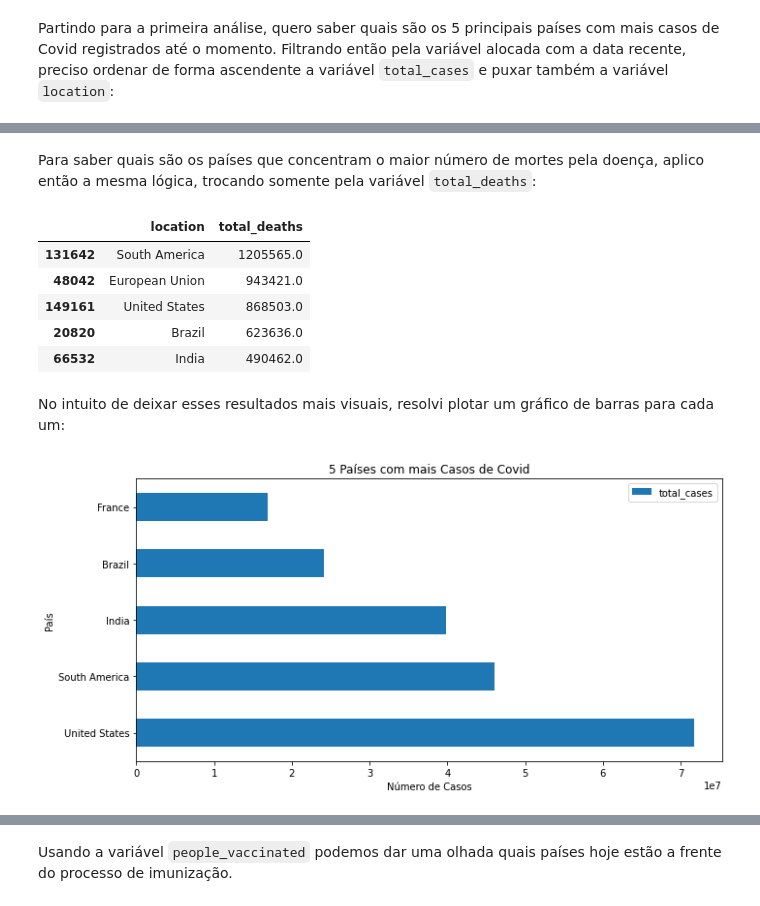
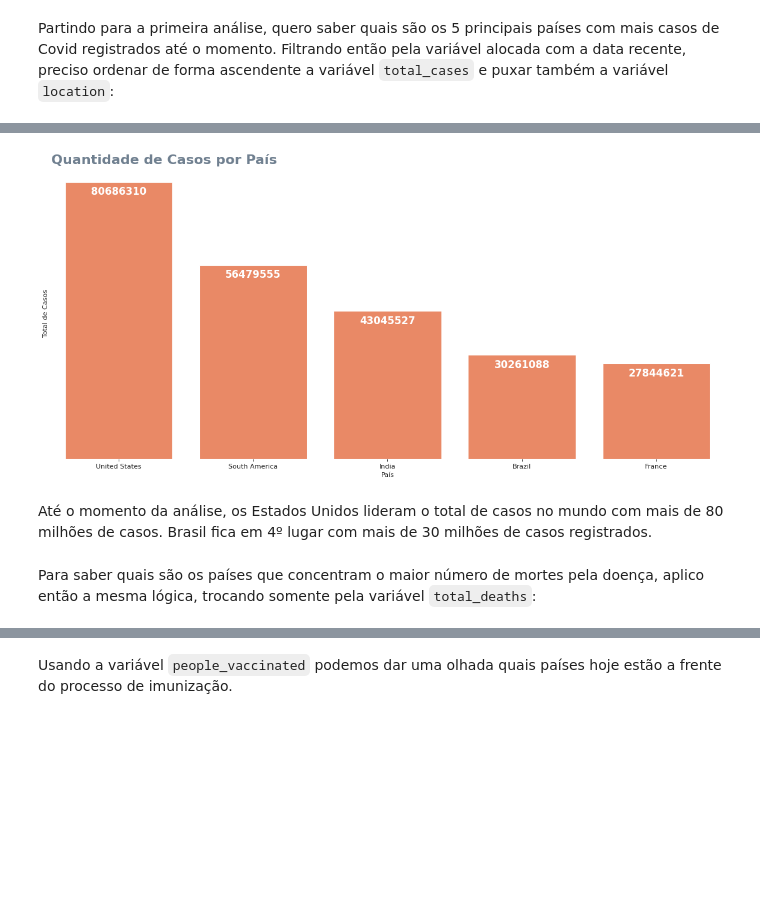
Before and after one commit to JefersonSMAlmeida/data_science, a Jupyter notebook: Panorama_do_COVID_19_no_Brasil_e_no_Mundo.ipynb, the cells around one changed output, grey strips where cells are left out. Drawn from its saved outputs; the diff is of its cells as text; code cells hidden in the pictures; blank space fills up the shorter version.

```diff
--- a/Panorama_do_COVID_19_no_Brasil_e_no_Mundo.ipynb
+++ b/Panorama_do_COVID_19_no_Brasil_e_no_Mundo.ipynb
@@ -238,29 +232,37 @@ df.loc[df.date == data[1], ['location', 'total_cases']].sort_values(by="total_ca
+# %%
+# mostrar um ranking de total de casos por país
+top_5_total_cases = df.loc[df.date == '2022-04-18', ['location', 'total_cases']].sort_values(by="total_cases", ascending=False)[8:13]
+
+fig, ax = plt.subplots(figsize=(18,8), dpi=80)
+
+ax.spines['bottom'].set_visible(False)
+ax.spines['top'].set_visible(False)
+ax.spines['right'].set_visible(False)
+ax.spines['left'].set_visible(False)
+ax.set_yticklabels(labels=[], set_visible=False)
+ax.set_yticks(ticks=[])
+
+splot = sns.barplot(x='location', y='total_cases', data=top_5_total_cases, color='#FF7F50');
+
+ax.set_title('Quantidade de Casos por País',fontsize=20, fontweight='bold',color='#708090', loc='left')
+ax.set_xlabel("País")
+ax.set_ylabel("Total de Casos")
+
+for p in splot.patches:
+    splot.annotate(int(p.get_height()),
+                   (p.get_x() + p.get_width()/2, p.get_height()),
+                   ha='center',
+                   va='center',
+                   size=15,
+                   color='white',
+                   fontweight='bold',
+                   xytext=(0,-15),
+                   textcoords='offset points')
+
+plt.show()
+# %% [output]
+[figure, added]
+# %% [markdown]
+Até o momento da análise, os Estados Unidos lideram o total de casos no mundo com mais de 80 milhões de casos. Brasil fica em 4º lugar com mais de 30 milhões de casos registrados.
 # %% [markdown]
 Para saber quais são os países que concentram o maior número de mortes pela doença, aplico então a mesma lógica, trocando somente pela variável `total_deaths`:
-# %%
-# mostrar um ranking de total de mortes por país
-df.loc[df.date == data[1], ['location', 'total_deaths']].sort_values(by="total_deaths", ascending=False)[7:12]
-# %% [output]
-|  | location | total_deaths |
-| 131642 | South America | 1205565.0 |
-| 48042 | European Union | 943421.0 |
-| 149161 | United States | 868503.0 |
-| 20820 | Brazil | 623636.0 |
-| 66532 | India | 490462.0 |
-# %% [markdown]
-No intuito de deixar esses resultados mais visuais, resolvi plotar um gráfico de barras para cada um:
-# %%
-#plotar o gráfico com o ranking de países com mais casos confirmados pelo mundo
-top5 = df.loc[df.date == data[1], ['location', 'total_cases']].sort_values(by="total_cases", ascending=False)[8:13]
-
-fig, ax = plt.subplots(figsize=(10,5))
-
-top5.plot(x = "location", y = "total_cases", kind = 'barh', ax=ax)
-
-ax.set_title("5 Países com mais Casos de Covid")
-ax.set_ylabel("País")
-ax.set_xlabel("Número de Casos")
-
-plt.tight_layout()
-# %% [output]
-[figure, removed]
```
Also changed, not shown: parts of 41 cells of this notebook.
